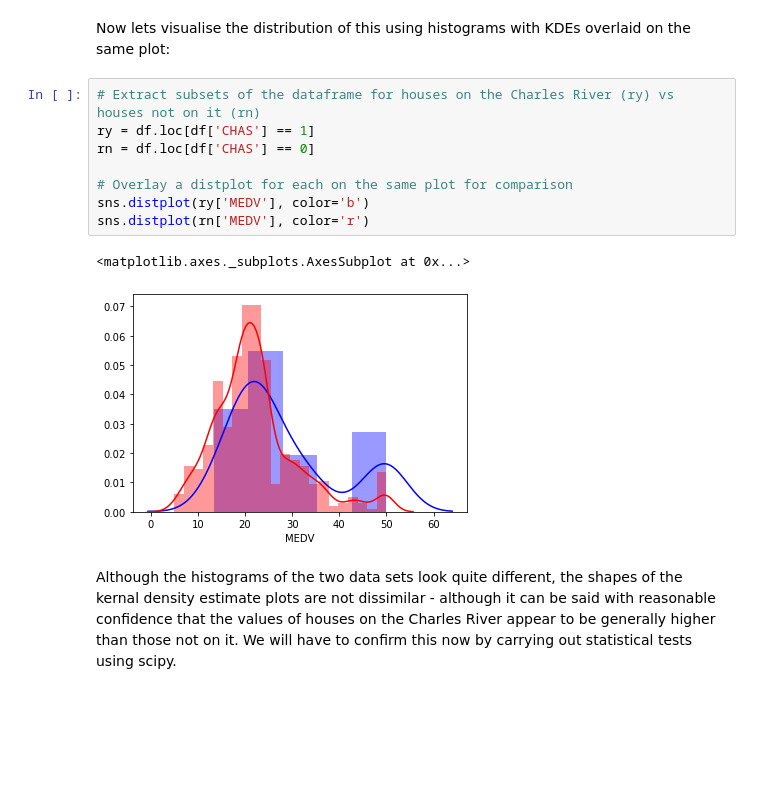
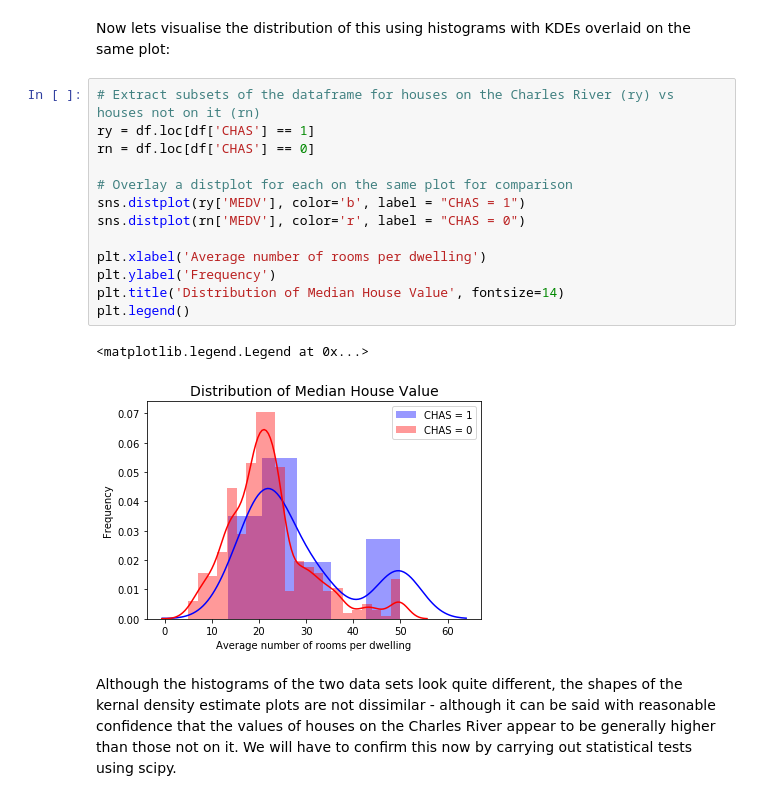
Before and after one commit to Pmcg1/ML-S_Project_2019, a Jupyter notebook: ML-S_2019.ipynb, the cells around one changed output. Saved outputs shown, nothing was run; the diff lists cells and outputs as text; blank space fills up the shorter version.

```diff
--- a/ML-S_2019.ipynb
+++ b/ML-S_2019.ipynb
@@ -210,14 +232,19 @@ Now lets visualise the distribution of this using histograms with KDEs overlaid
 # %%
 # Extract subsets of the dataframe for houses on the Charles River (ry) vs houses not on it (rn)
 ry = df.loc[df['CHAS'] == 1]
 rn = df.loc[df['CHAS'] == 0]
 
 # Overlay a distplot for each on the same plot for comparison
-sns.distplot(ry['MEDV'], color='b')
-sns.distplot(rn['MEDV'], color='r')
+sns.distplot(ry['MEDV'], color='b', label = "CHAS = 1")
+sns.distplot(rn['MEDV'], color='r', label = "CHAS = 0")
+
+plt.xlabel('Average number of rooms per dwelling')
+plt.ylabel('Frequency')
+plt.title('Distribution of Median House Value', fontsize=14)
+plt.legend()
 # %% [output]
-<matplotlib.axes._subplots.AxesSubplot at 0x...>
+<matplotlib.legend.Legend at 0x...>
-[figure, old version]
+[figure, new version]
 # %% [markdown]
 Although the histograms of the two data sets look quite different, the shapes of the kernal density estimate plots are not dissimilar - although it can be said with reasonable confidence that the values of houses on the Charles River appear to be generally higher than those not on it. We will have to confirm this now by carrying out statistical tests using scipy.
 # %% [markdown]
```
Also changed, not shown: parts of 47 cells of this notebook.
